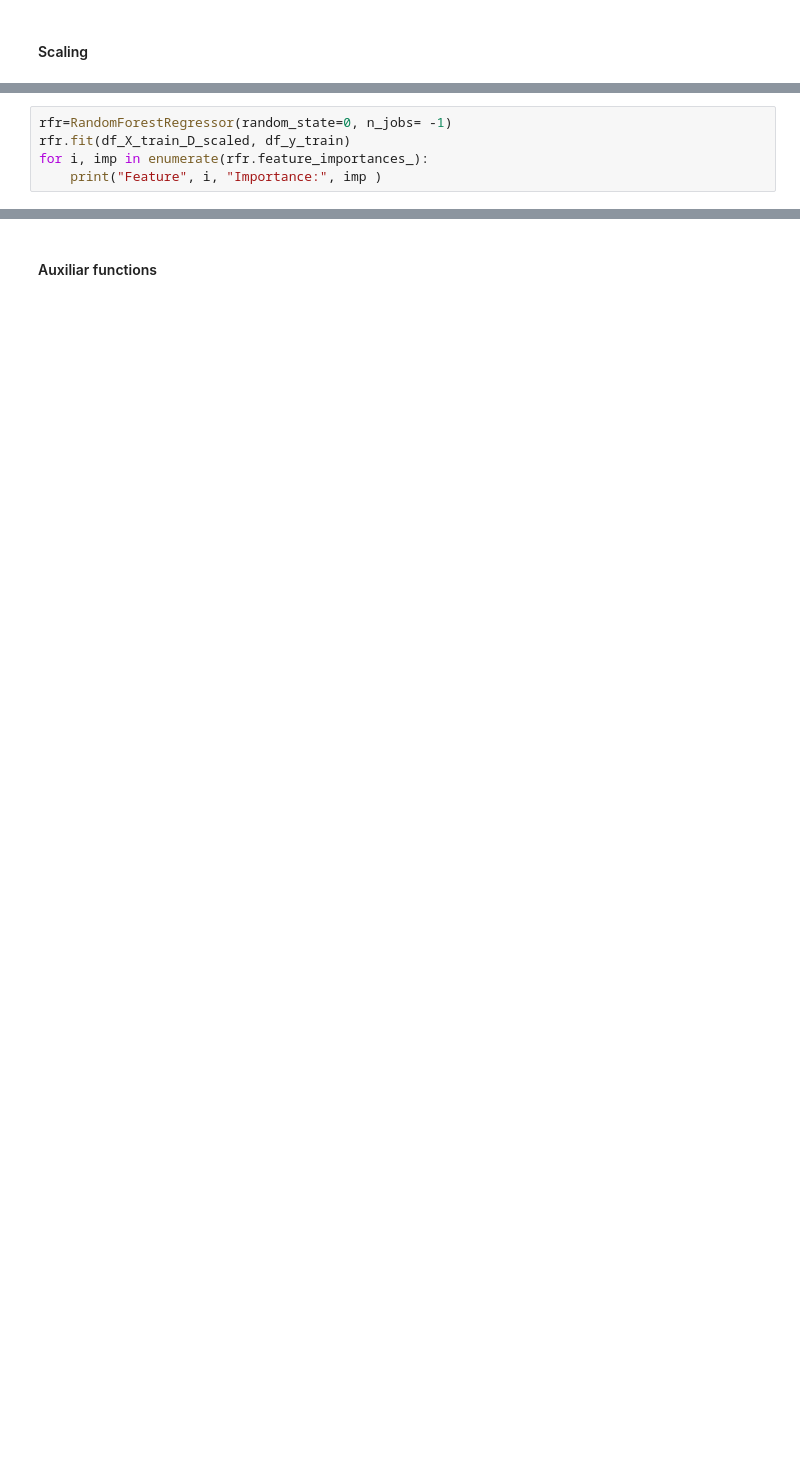
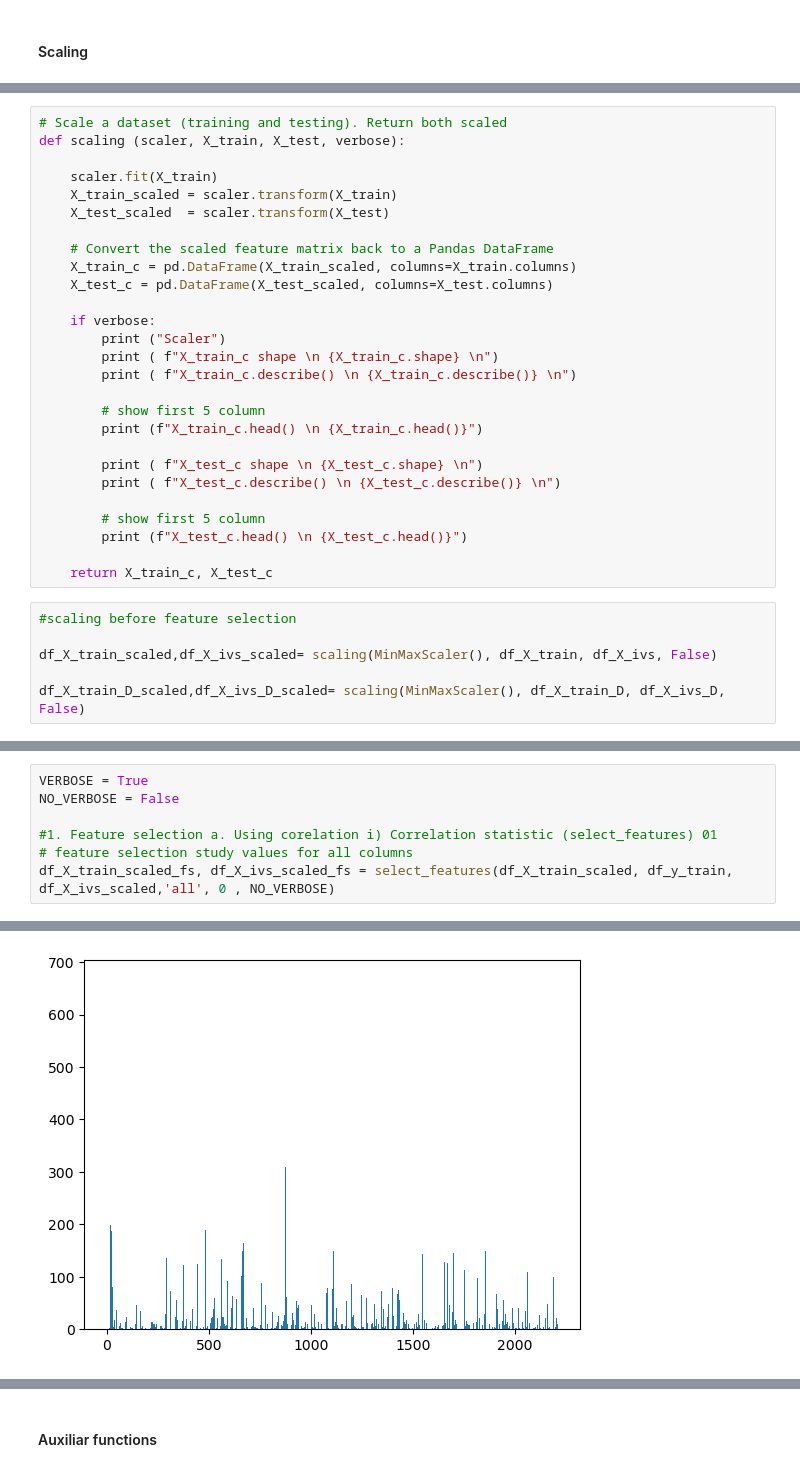
Before and after one commit to bodeborder/fcul-machine-learning, a Jupyter notebook: 3trabalho/AA_3rd_HomeAssignment_G33.ipynb, the cells around one changed output, grey strips where cells are left out. Drawn from its saved outputs; the diff is of its cells as text; blank space fills up the shorter version.

```diff
--- a/3trabalho/AA_3rd_HomeAssignment_G33.ipynb
+++ b/3trabalho/AA_3rd_HomeAssignment_G33.ipynb
@@ -615,5 +491,0 @@ KeyboardInterrupt:
-# %%
-rfr=RandomForestRegressor(random_state=0, n_jobs= -1)
-rfr.fit(df_X_train_D_scaled, df_y_train)
-for i, imp in enumerate(rfr.feature_importances_):
-    print("Feature", i, "Importance:", imp )
@@ -716,0 +492,33 @@ y_test.info()
+# %%
+# Scale a dataset (training and testing). Return both scaled
+def scaling (scaler, X_train, X_test, verbose):
+
+    scaler.fit(X_train)
+    X_train_scaled = scaler.transform(X_train)
+    X_test_scaled  = scaler.transform(X_test)
+
+    # Convert the scaled feature matrix back to a Pandas DataFrame
+    X_train_c = pd.DataFrame(X_train_scaled, columns=X_train.columns)
+    X_test_c = pd.DataFrame(X_test_scaled, columns=X_test.columns)
+
+    if verbose:
+        print ("Scaler")
+        print ( f"X_train_c shape \n {X_train_c.shape} \n")
+        print ( f"X_train_c.describe() \n {X_train_c.describe()} \n")
+
+        # show first 5 column
+        print (f"X_train_c.head() \n {X_train_c.head()}")
+
+        print ( f"X_test_c shape \n {X_test_c.shape} \n")
+        print ( f"X_test_c.describe() \n {X_test_c.describe()} \n")
+
+        # show first 5 column
+        print (f"X_test_c.head() \n {X_test_c.head()}")
+
+    return X_train_c, X_test_c
+# %%
+#scaling before feature selection
+
+df_X_train_scaled,df_X_ivs_scaled= scaling(MinMaxScaler(), df_X_train, df_X_ivs, False)
+
+df_X_train_D_scaled,df_X_ivs_D_scaled= scaling(MinMaxScaler(), df_X_train_D, df_X_ivs_D, False)
@@ -716,0 +574,8 @@ y_test.info()
+# %%
+VERBOSE = True
+NO_VERBOSE = False
+
+#1. Feature selection a. Using corelation i) Correlation statistic (select_features) 01
+# feature selection study values for all columns
+df_X_train_scaled_fs, df_X_ivs_scaled_fs = select_features(df_X_train_scaled, df_y_train, df_X_ivs_scaled,'all', 0 , NO_VERBOSE)
+# %% [output]
@@ -716,0 +599 @@ y_test.info()
+[figure, added]
```
Also changed, not shown: parts of 63 cells of this notebook, 5 other files.
